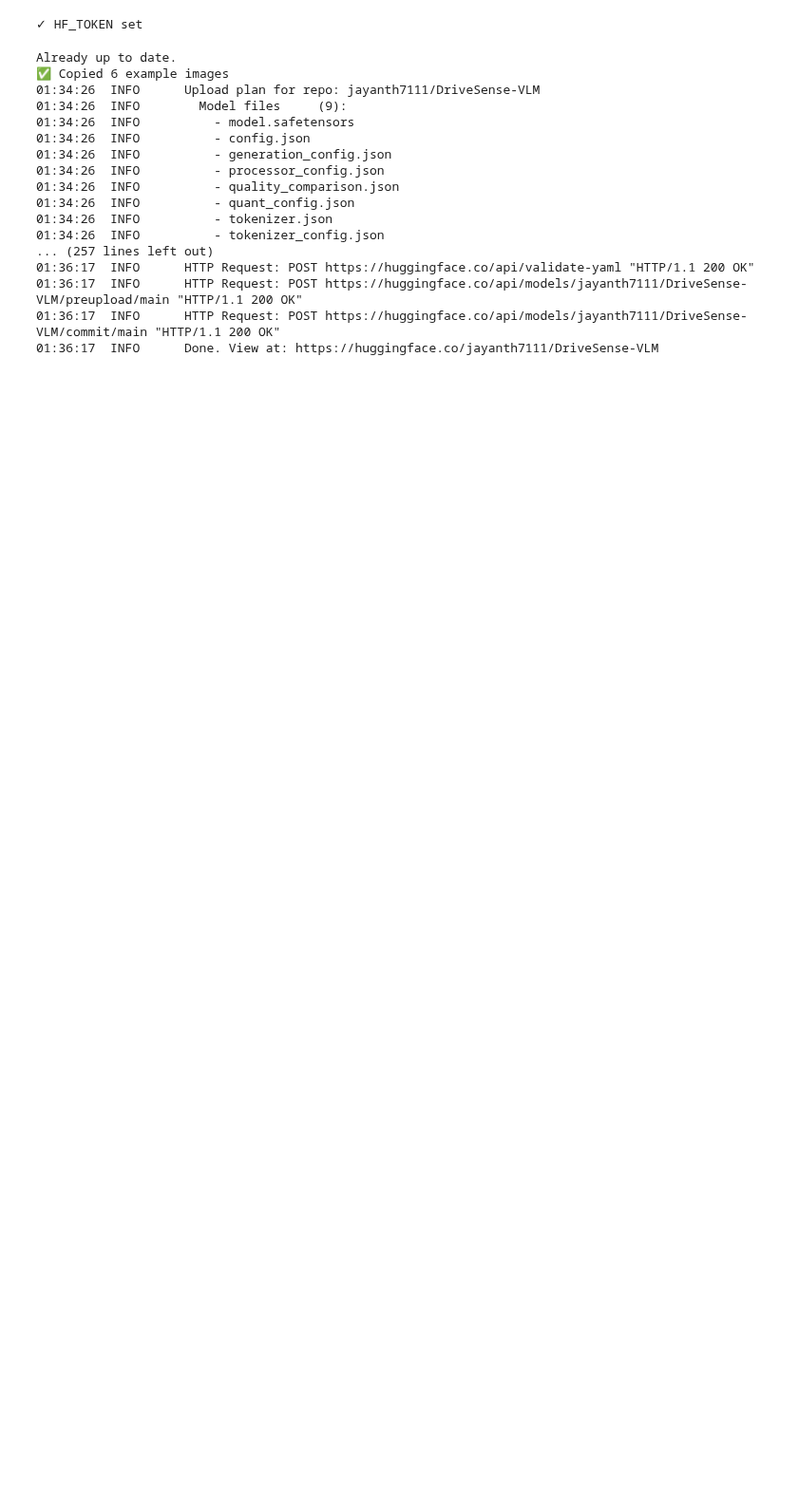
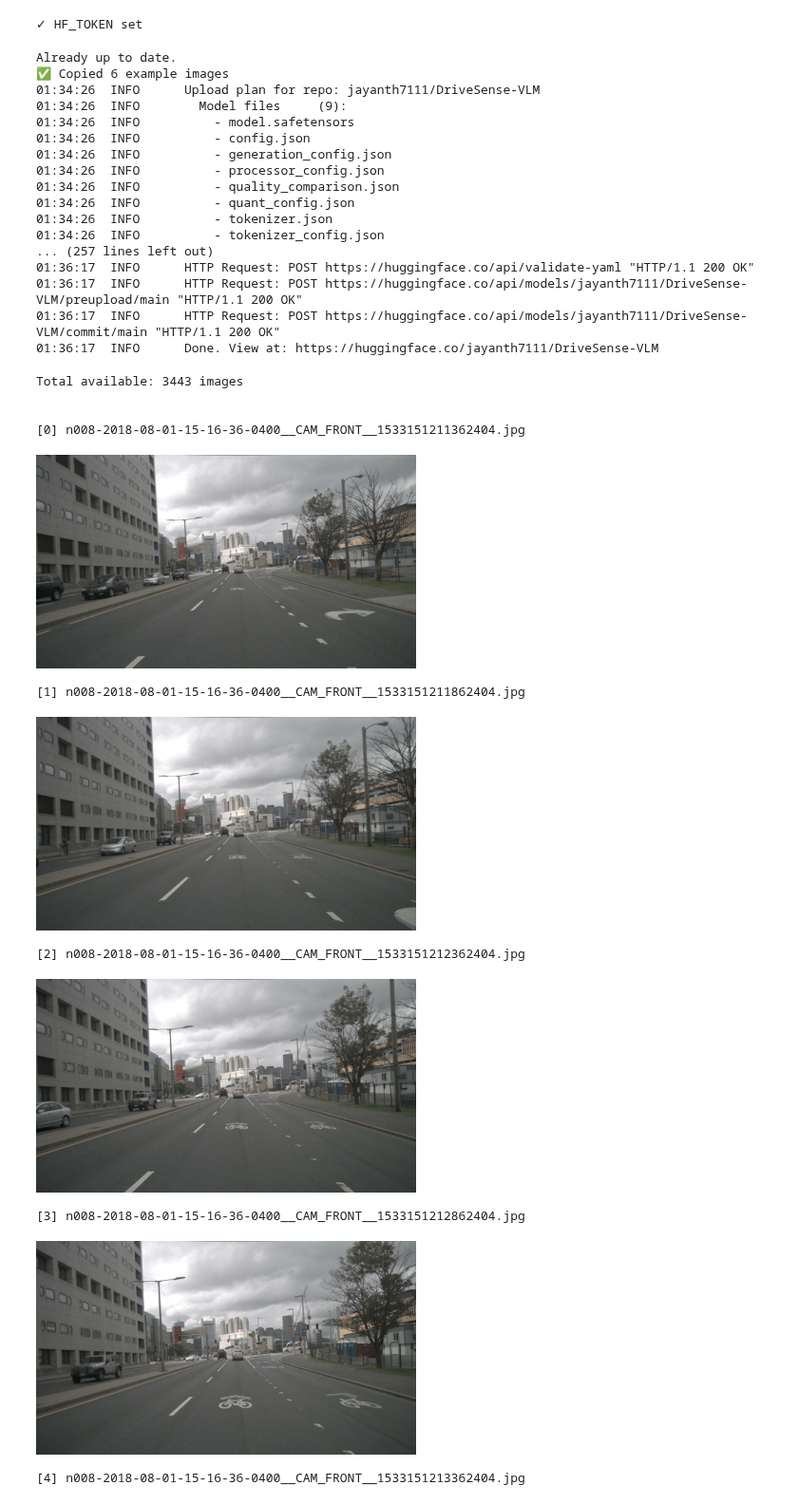
Before and after one commit to jayanth922/DriveSense-VLM, a Jupyter notebook: notebooks/05_demo.ipynb, the cells around one changed output. Shown at 95% size. Cells and saved outputs as stored; diff of their text form; code cells hidden in the pictures; blank space fills up the shorter version.

```diff
--- a/notebooks/05_demo.ipynb
+++ b/notebooks/05_demo.ipynb
@@ -230,3 +253,28 @@ Already up to date.
 01:36:17  INFO      HTTP Request: POST https://huggingface.co/api/models/jayanth7111/DriveSense-VLM/preupload/main "HTTP/1.1 200 OK"
 01:36:17  INFO      HTTP Request: POST https://huggingface.co/api/models/jayanth7111/DriveSense-VLM/commit/main "HTTP/1.1 200 OK"
 01:36:17  INFO      Done. View at: https://huggingface.co/jayanth7111/DriveSense-VLM
+# %%
+import glob, os
+from IPython.display import Image as IPImage, display
+
+# Get test images sorted
+images = sorted(glob.glob(f"{OUTPUTS_ROOT}/data/nuscenes_filtered/images/*.jpg"))
+print(f"Total available: {len(images)} images\n")
+
+# Display first 10 to visually pick a good one
+for i, img_path in enumerate(images[:10]):
+    print(f"\n[{i}] {os.path.basename(img_path)}")
+    display(IPImage(filename=img_path, width=400))
+# %% [output]
+Total available: 3443 images
+
+
+[0] n008-2018-08-01-15-16-36-0400__CAM_FRONT__1533151211362404.jpg
+[figure, added]
+[1] n008-2018-08-01-15-16-36-0400__CAM_FRONT__1533151211862404.jpg
+[figure, added]
+[2] n008-2018-08-01-15-16-36-0400__CAM_FRONT__1533151212362404.jpg
+[figure, added]
+[3] n008-2018-08-01-15-16-36-0400__CAM_FRONT__1533151212862404.jpg
+[figure, added]
+[4] n008-2018-08-01-15-16-36-0400__CAM_FRONT__1533151213362404.jpg
```
Also changed, not shown: parts of 5 cells of this notebook.
